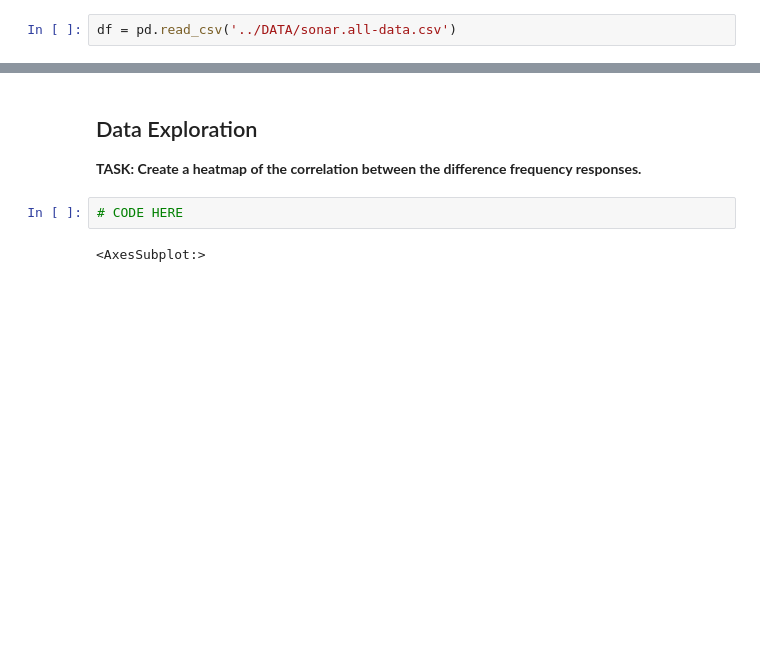
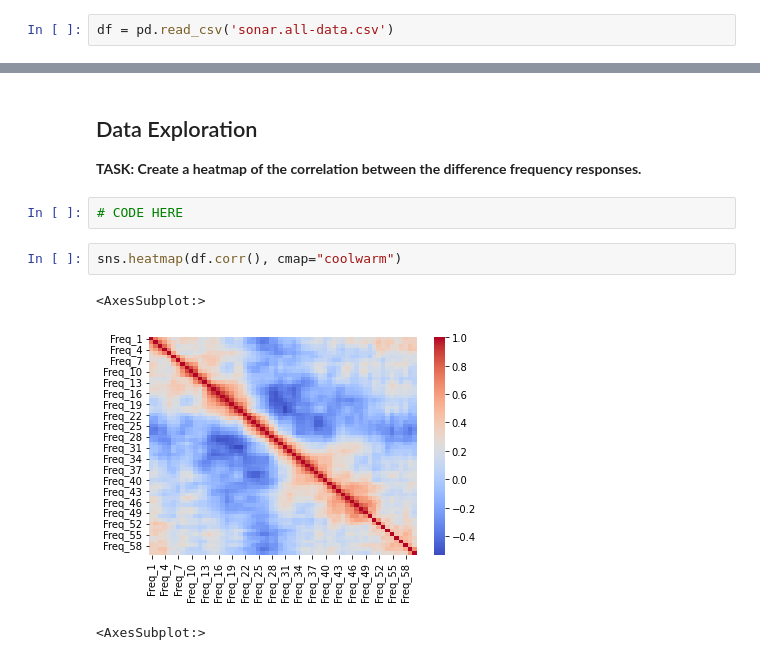
Before and after one commit to SargisHak0byan/Machine-Learning, a Jupyter notebook: Assignment_1/Assignment 1.5.ipynb, the cells around one changed output, grey strips where cells are left out. Drawn from its saved outputs; the diff is of its cells as text; blank space fills up the shorter version.

```diff
--- a/Assignment_1/Assignment 1.5.ipynb
+++ b/Assignment_1/Assignment 1.5.ipynb
@@ -32,5 +38,5 @@ import matplotlib.pyplot as plt
 # %%
-df = pd.read_csv('../DATA/sonar.all-data.csv')
+df = pd.read_csv('sonar.all-data.csv')
 # %%
 df.head()
 # %% [output]
@@ -47,6 +53,11 @@ df.head()
 **TASK: Create a heatmap of the correlation between the difference frequency responses.**
 # %%
 # CODE HERE
+# %%
+sns.heatmap(df.corr(), cmap="coolwarm")
+# %% [output]
+<AxesSubplot:>
+[figure, added]
 # %%
 # %% [output]
 <AxesSubplot:>
```
Also changed, not shown: parts of 9 cells of this notebook.
